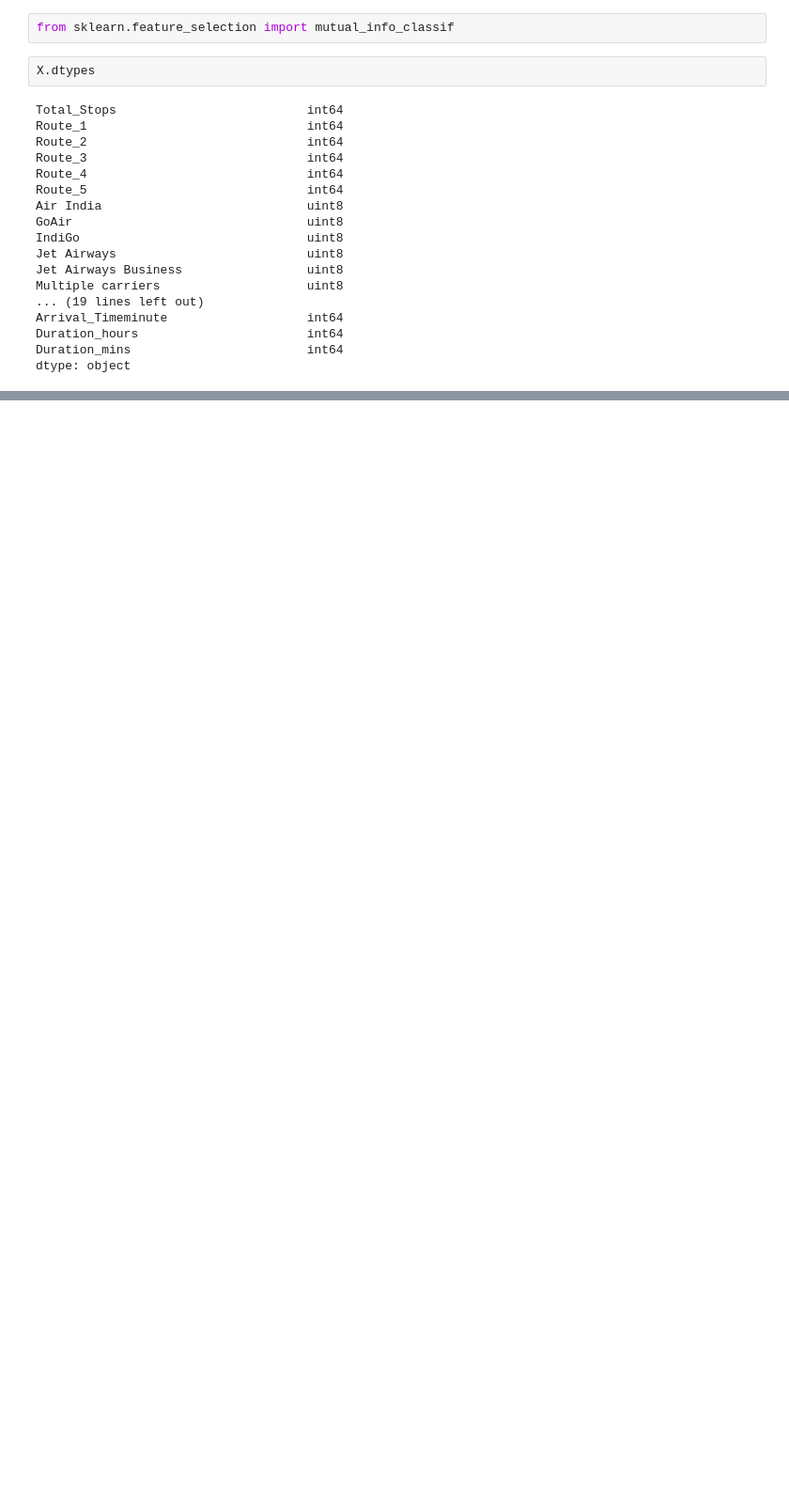
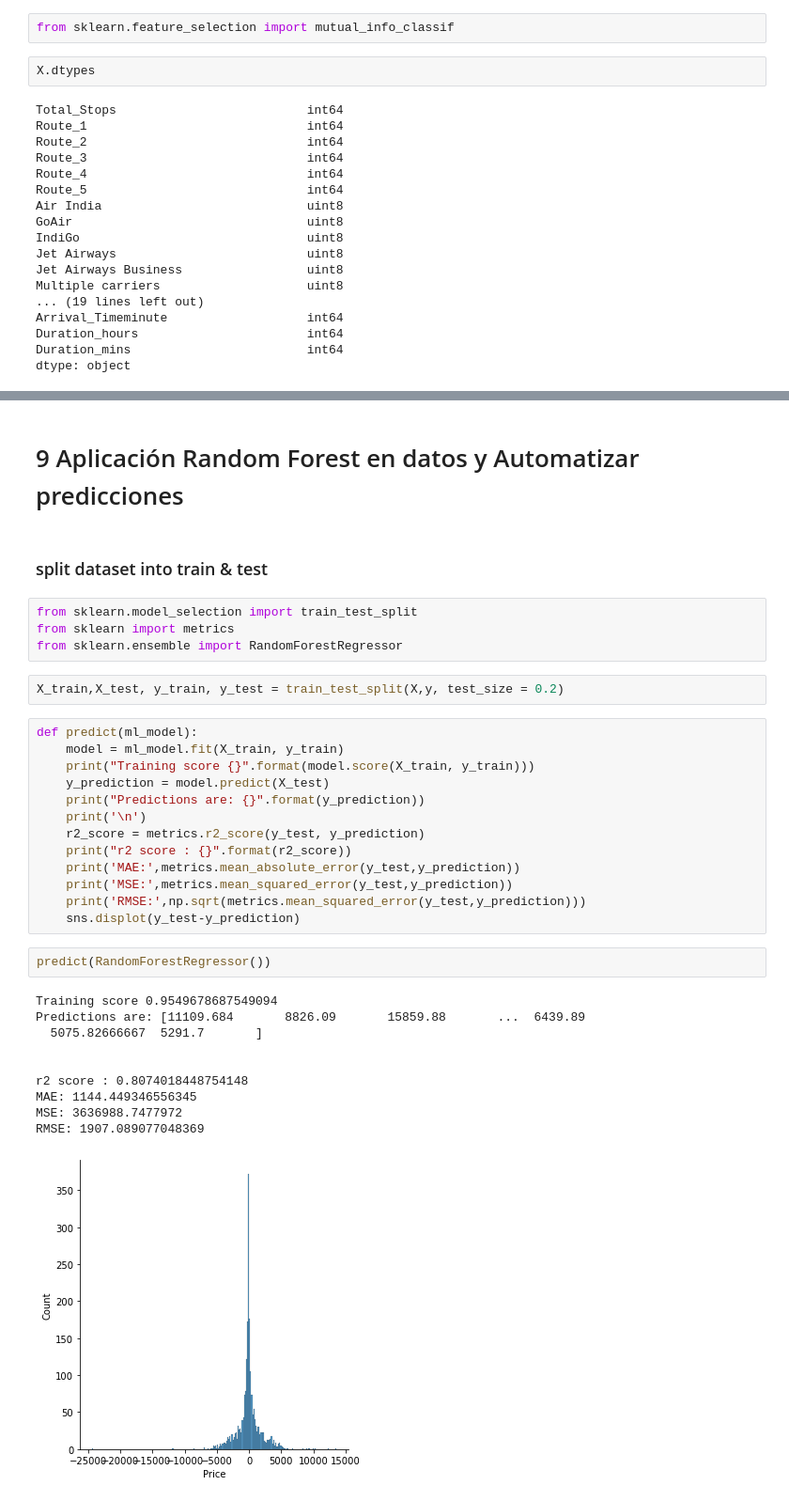
Before and after one commit to Data-Analysis-Projects-Udemy/Project-6-Predict-Fare-of-Airlines-, a Jupyter notebook: flight_price_deploy.ipynb, the cells around one changed output, grey strips where cells are left out. Shown at 94% size. Drawn from its saved outputs; the diff is of its cells as text; blank space fills up the shorter version.

```diff
--- a/flight_price_deploy.ipynb
+++ b/flight_price_deploy.ipynb
@@ -738 +718,37 @@ imp.sort_values(by = 'importance', ascending = False)
 | Vistara Premium economy | 0.000000 |
+# %% [markdown]
+# 9 Aplicación Random Forest en datos y  Automatizar predicciones
+# %% [markdown]
+### split dataset into train & test
+# %%
+from sklearn.model_selection import train_test_split
+from sklearn import metrics
+from sklearn.ensemble import RandomForestRegressor
+# %%
+X_train,X_test, y_train, y_test = train_test_split(X,y, test_size = 0.2)
+# %%
+def predict(ml_model):
+    model = ml_model.fit(X_train, y_train)
+    print("Training score {}".format(model.score(X_train, y_train)))
+    y_prediction = model.predict(X_test)
+    print("Predictions are: {}".format(y_prediction))
+    print('\n')
+    r2_score = metrics.r2_score(y_test, y_prediction)
+    print("r2 score : {}".format(r2_score))
+    print('MAE:',metrics.mean_absolute_error(y_test,y_prediction))
+    print('MSE:',metrics.mean_squared_error(y_test,y_prediction))
+    print('RMSE:',np.sqrt(metrics.mean_squared_error(y_test,y_prediction)))
+    sns.displot(y_test-y_prediction)
+# %%
+predict(RandomForestRegressor())
+# %% [output]
+Training score 0.9549678687549094
+Predictions are: [11109.684       8826.09       15859.88       ...  6439.89
+  5075.82666667  5291.7       ]
+
+
+r2 score : 0.8074018448754148
+MAE: 1144.449346556345
+MSE: 3636988.7477972
+RMSE: 1907.089077048369
+[figure, added]
```
Also changed, not shown: parts of 40 cells of this notebook, 1 other file.
